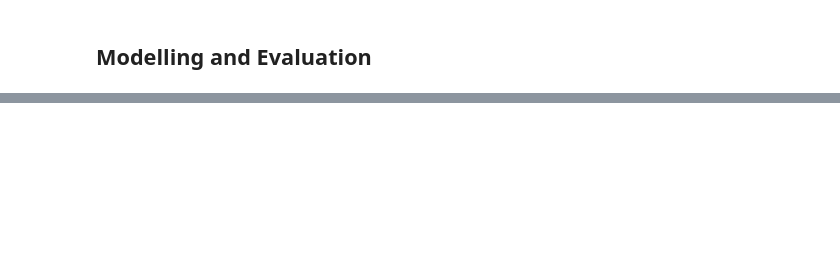
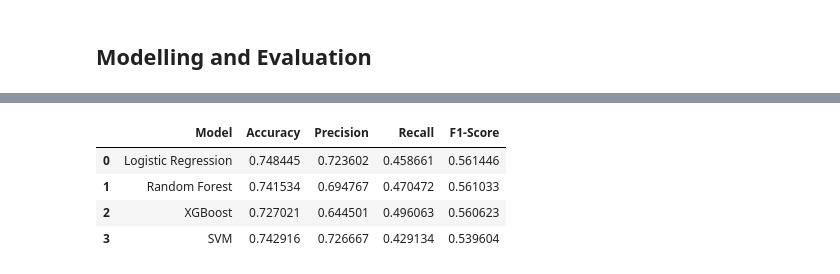
Before and after one commit to Proenca13/Project_FDS, a Jupyter notebook: PredictingCardiacDiseasesChildren.ipynb, the cells around one changed output, grey strips where cells are left out. Saved outputs shown, nothing was run; the diff lists cells and outputs as text; code cells hidden in the pictures; blank space fills up the shorter version.

```diff
--- a/PredictingCardiacDiseasesChildren.ipynb
+++ b/PredictingCardiacDiseasesChildren.ipynb
@@ -1509,24 +1591,0 @@ X_test_scaled = scaler.transform(X_test)
-# %%
-mi_scores = mutual_info_classif(X, y, random_state=42)
-mi_results = pd.Series(mi_scores, index=df_model.columns).sort_values(ascending=False)
-
-rf = RandomForestClassifier(n_estimators=100, random_state=42)
-rf.fit(X, y)
-rf_results = pd.Series(rf.feature_importances_, index=df_model.columns).sort_values(ascending=False)
-
-plt.figure(figsize=(12, 5))
-
-# Plot Mutual Information
-plt.subplot(1, 2, 1)
-mi_results.head(10).plot(kind='barh', color='skyblue')
-plt.title("Top 10: Mutual Information")
-plt.xlabel("MI Score")
-
-# Plot RF Importance
-plt.subplot(1, 2, 2)
-rf_results.head(10).plot(kind='barh', color='salmon')
-plt.title("Top 10: Random Forest Importance")
-plt.xlabel("Gini Importance")
-
-plt.tight_layout()
-plt.show()
@@ -1638,3 +1669,12 @@ results
+# %%
+results_no_sopro = evaluate_models(X_train_scaled_no_sopro,X_test_scaled_no_sopro,y_train_no_sopro,y_test_no_sopro)
+results_no_sopro
+# %% [output]
+|  | Model | Accuracy | Precision | Recall | F1-Score |
+| 0 | Logistic Regression | 0.748445 | 0.723602 | 0.458661 | 0.561446 |
+| 1 | Random Forest | 0.741534 | 0.694767 | 0.470472 | 0.561033 |
+| 2 | XGBoost | 0.727021 | 0.644501 | 0.496063 | 0.560623 |
+| 3 | SVM | 0.742916 | 0.726667 | 0.429134 | 0.539604 |
 # %%
 results_selected_features = evaluate_models(X_train_scaled_selected,X_test_scaled_selected,y_train_selected,y_test_selected)
 results_selected_features
```
Also changed, not shown: parts of 16 cells of this notebook.
